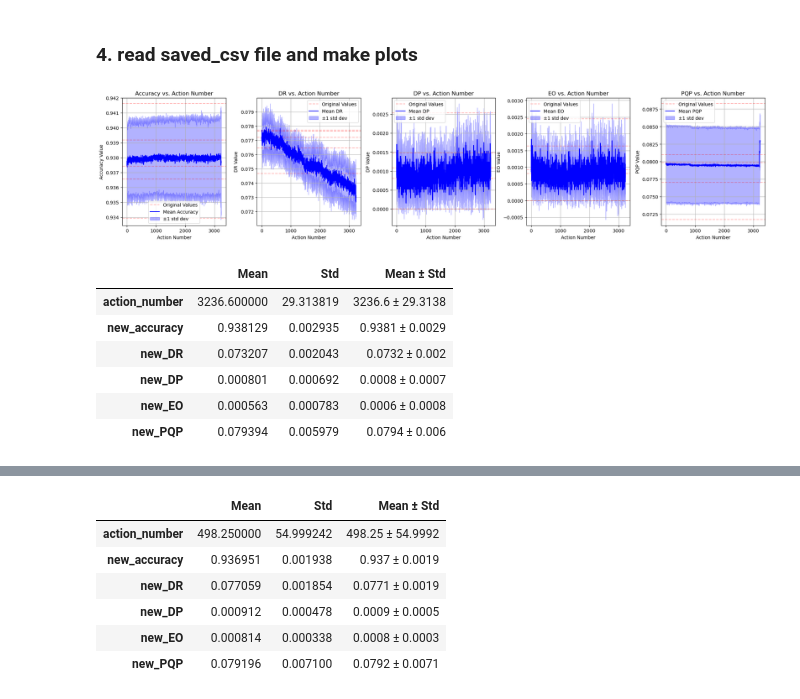
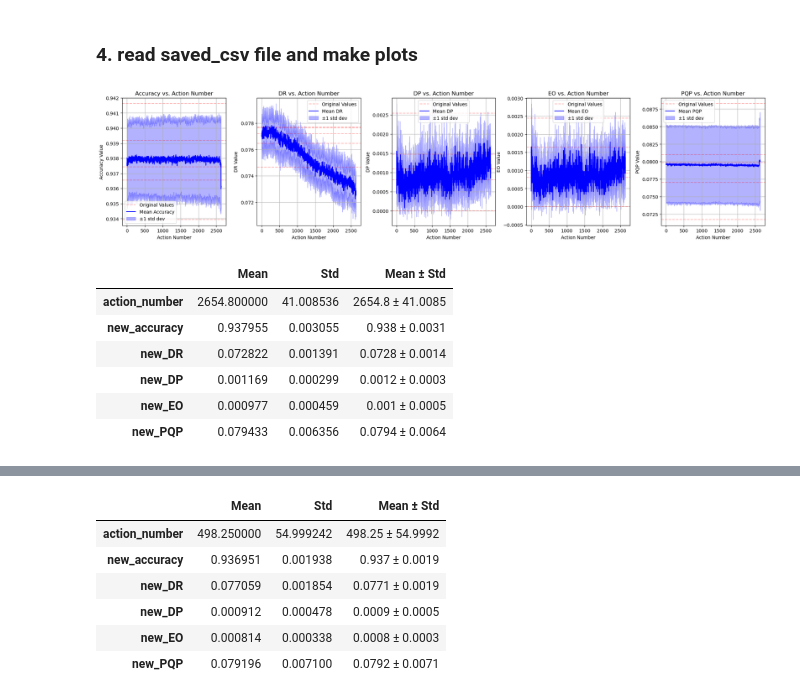
Before and after one commit to youlei202/FairSHAP, a Jupyter notebook: z_5fold_5census_income.ipynb, the cells around one changed output, grey strips where cells are left out. Drawn from its saved outputs; the diff is of its cells as text; code cells hidden in the pictures.

```diff
--- a/z_5fold_5census_income.ipynb
+++ b/z_5fold_5census_income.ipynb
@@ -101,11 +101,16 @@ def extract_original_values(fold):
 # fold3 = pd.read_csv('saved_results/census_income/fairSHAP-DR_3-fold_results.csv')
 # fold4 = pd.read_csv('saved_results/census_income/fairSHAP-DR_4-fold_results.csv')
 # fold5 = pd.read_csv('saved_results/census_income/fairSHAP-DR_5-fold_results.csv')
-fold1 = pd.read_csv('saved_results/census_income/fairSHAP-DR_0.05_NN_1-fold_results.csv')
-fold2 = pd.read_csv('saved_results/census_income/fairSHAP-DR_0.05_NN_2-fold_results.csv')
-fold3 = pd.read_csv('saved_results/census_income/fairSHAP-DR_0.05_NN_3-fold_results.csv')
-fold4 = pd.read_csv('saved_results/census_income/fairSHAP-DR_0.05_NN_4-fold_results.csv')
-fold5 = pd.read_csv('saved_results/census_income/fairSHAP-DR_0.05_NN_5-fold_results.csv')
+# fold1 = pd.read_csv('saved_results/census_income/fairSHAP-DR_0.05_NN_1-fold_results.csv')
+# fold2 = pd.read_csv('saved_results/census_income/fairSHAP-DR_0.05_NN_2-fold_results.csv')
+# fold3 = pd.read_csv('saved_results/census_income/fairSHAP-DR_0.05_NN_3-fold_results.csv')
+# fold4 = pd.read_csv('saved_results/census_income/fairSHAP-DR_0.05_NN_4-fold_results.csv')
+# fold5 = pd.read_csv('saved_results/census_income/fairSHAP-DR_0.05_NN_5-fold_results.csv')
+fold1 = pd.read_csv('saved_results/census_income/fairSHAP-DR_0.05_OT_1-fold_results.csv')
+fold2 = pd.read_csv('saved_results/census_income/fairSHAP-DR_0.05_OT_2-fold_results.csv')
+fold3 = pd.read_csv('saved_results/census_income/fairSHAP-DR_0.05_OT_3-fold_results.csv')
+fold4 = pd.read_csv('saved_results/census_income/fairSHAP-DR_0.05_OT_4-fold_results.csv')
+fold5 = pd.read_csv('saved_results/census_income/fairSHAP-DR_0.05_OT_5-fold_results.csv')
 
 fold1_original_values = extract_original_values(fold1)
 fold2_original_values = extract_original_values(fold2)
@@ -118,34 +123,34 @@ fold2.drop(fold2.index[0], inplace=True)
 fold3.drop(fold3.index[0], inplace=True)
 fold4.drop(fold4.index[0], inplace=True)
 fold5.drop(fold5.index[0], inplace=True)
 
 folds = [fold1, fold2, fold3, fold4, fold5]
 original_accuracy = [fold1_original_values[0], fold2_original_values[0], fold3_original_values[0], fold4_original_values[0], fold5_original_values[0]]
 original_drs = [fold1_original_values[1], fold2_original_values[1], fold3_original_values[1], fold4_original_values[1], fold5_original_values[1]]
 original_dps = [fold1_original_values[2], fold2_original_values[2], fold3_original_values[2], fold4_original_values[2], fold5_original_values[2]]
 original_eos = [fold1_original_values[3], fold2_original_values[3], fold3_original_values[3], fold4_original_values[3], fold5_original_values[3]]
 original_pqps = [fold1_original_values[4], fold2_original_values[4], fold3_original_values[4], fold4_original_values[4], fold5_original_values[4]]
 # original_recalls = [fold1_original_values[4], fold2_original_values[4], fold3_original_values[4], fold4_original_values[4], fold5_original_values[4]]
 # original_precisions = [fold1_original_values[5], fold2_original_values[5], fold3_original_values[5], fold4_original_values[5], fold5_original_values[5]]
 # original_sufficiencies = [fold1_original_values[6], fold2_original_values[6], fold3_original_values[6], fold4_original_values[6], fold5_original_values[6]]
 
 # 调用函数
 plot_results(
     folds=folds,
     original_accuracy=original_accuracy,
     original_DR=original_drs,
     original_DP=original_dps,
     original_EO=original_eos,
     original_PQP=original_pqps,
     stop_when_no_data=3,
     min_action=1,
     figsize=None,
     fill_alpha=0.3,
     fill_color='b',
     red_alpha=0.3  # 红线透明度
 )
 # %% [output]
-[figure, old version]
+[figure, new version]
 # %%
 fold_last_rows = [
     fold1.iloc[-1],
@@ -171,9 +176,9 @@ result_df = pd.DataFrame({
 result_df
 # %% [output]
 |  | Mean | Std | Mean ± Std |
-| action_number | 3236.600000 | 29.313819 | 3236.6 ± 29.3138 |
-| new_accuracy | 0.938129 | 0.002935 | 0.9381 ± 0.0029 |
-| new_DR | 0.073207 | 0.002043 | 0.0732 ± 0.002 |
-| new_DP | 0.000801 | 0.000692 | 0.0008 ± 0.0007 |
-| new_EO | 0.000563 | 0.000783 | 0.0006 ± 0.0008 |
-| new_PQP | 0.079394 | 0.005979 | 0.0794 ± 0.006 |
+| action_number | 2654.800000 | 41.008536 | 2654.8 ± 41.0085 |
+| new_accuracy | 0.937955 | 0.003055 | 0.938 ± 0.0031 |
+| new_DR | 0.072822 | 0.001391 | 0.0728 ± 0.0014 |
+| new_DP | 0.001169 | 0.000299 | 0.0012 ± 0.0003 |
+| new_EO | 0.000977 | 0.000459 | 0.001 ± 0.0005 |
+| new_PQP | 0.079433 | 0.006356 | 0.0794 ± 0.0064 |
```
Also changed, not shown: parts of 2 cells of this notebook, 3 other files.
